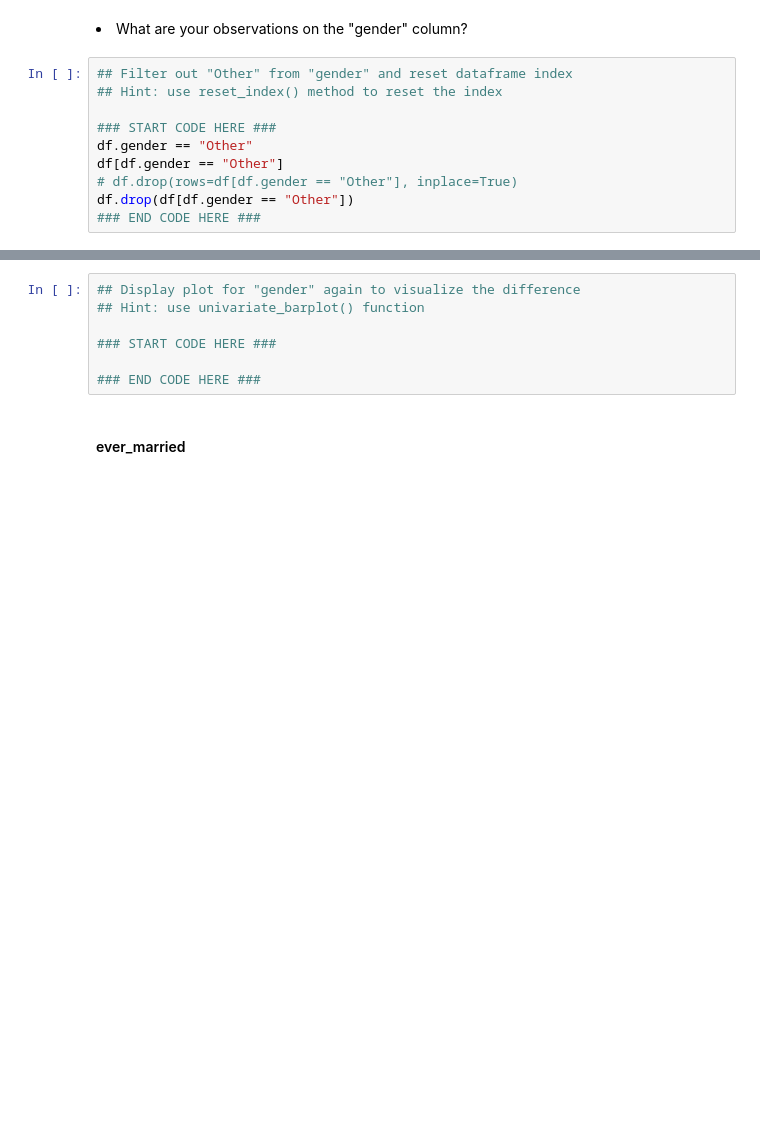
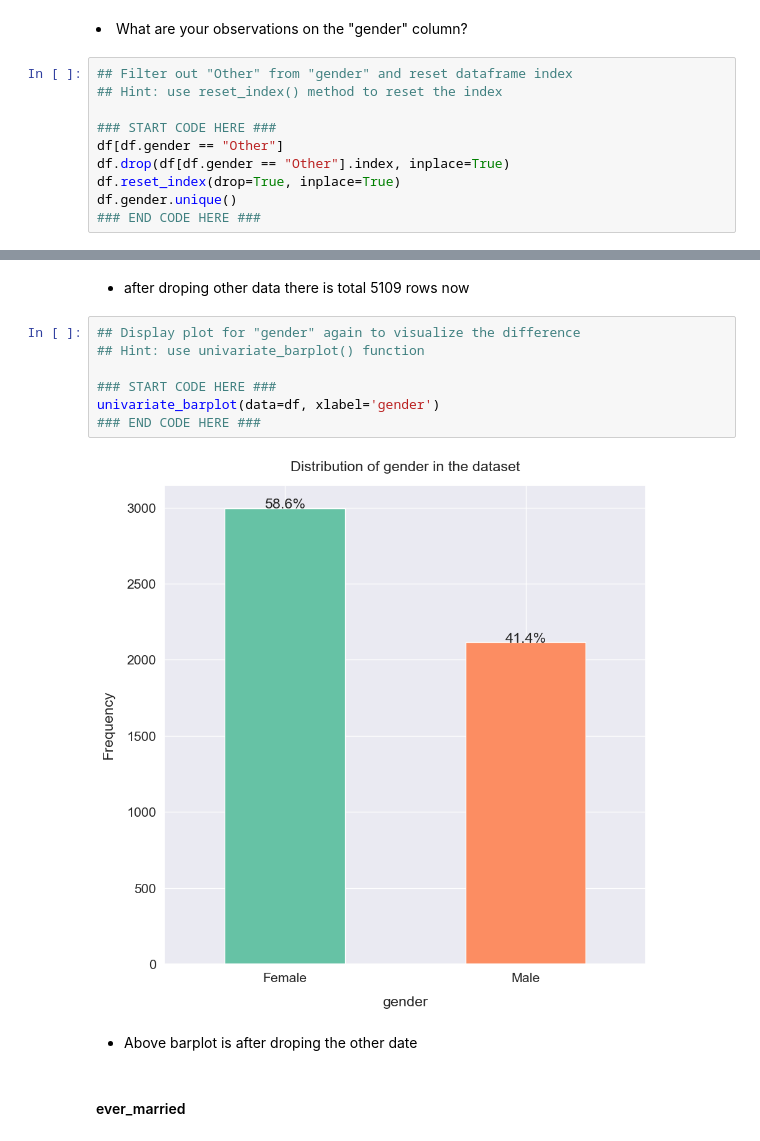
Before and after one commit to Naresh-Dhimal/Datascience-and-ML-using-python, a Jupyter notebook: week8/Day2/ai_workshop_student_version.ipynb, the cells around one changed output, grey strips where cells are left out. Saved outputs shown, nothing was run; the diff lists cells and outputs as text; blank space fills up the shorter version.

```diff
--- a/week8/Day2/ai_workshop_student_version.ipynb
+++ b/week8/Day2/ai_workshop_student_version.ipynb
@@ -440,9 +446,9 @@ univariate_barplot(data=df, xlabel='gender')
 ## Hint: use reset_index() method to reset the index
 
 ### START CODE HERE ###
-df.gender == "Other"
 df[df.gender == "Other"]
-# df.drop(rows=df[df.gender == "Other"], inplace=True)
-df.drop(df[df.gender == "Other"])
+df.drop(df[df.gender == "Other"].index, inplace=True)
+df.reset_index(drop=True, inplace=True)
+df.gender.unique()
 ### END CODE HERE ###
 # %% [output]
@@ -466,10 +472,16 @@ df
+# %% [markdown]
+* after droping other data there is total 5109 rows now
 # %%
 ## Display plot for "gender" again to visualize the difference
 ## Hint: use univariate_barplot() function
 
 ### START CODE HERE ###
-
+univariate_barplot(data=df, xlabel='gender')
 ### END CODE HERE ###
+# %% [output]
+[figure, added]
+# %% [markdown]
+* Above barplot is after droping the other date
 # %% [markdown]
 #### ever_married
 # %%
```
Also changed, not shown: parts of 67 cells of this notebook.
